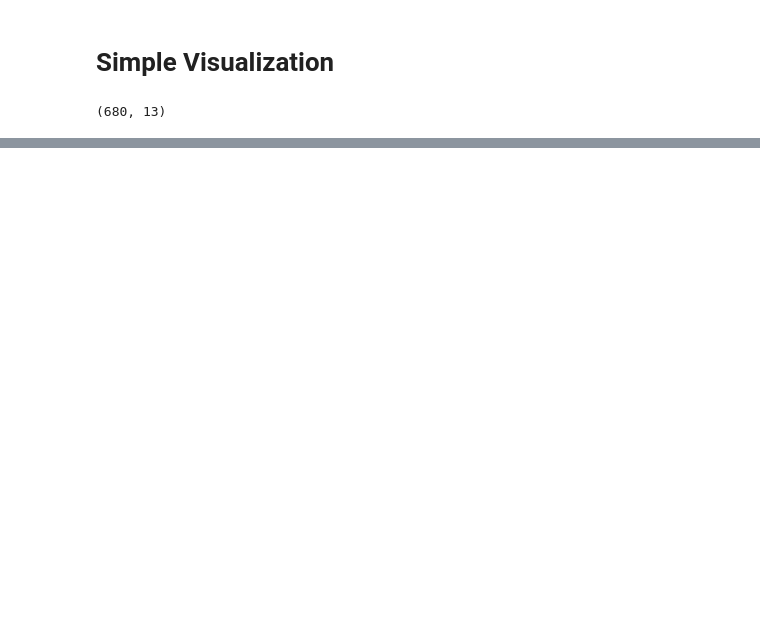
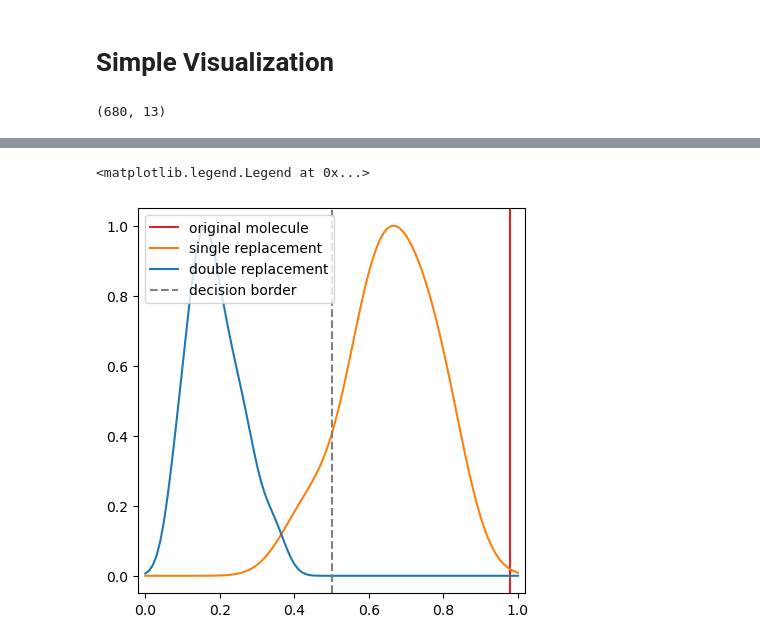
Before and after one commit to jannik-roth/FragShapley, a Jupyter notebook: 2_initial_tests/optimization_mutagenicity.ipynb, the cells around one changed output, grey strips where cells are left out. Drawn from its saved outputs; the diff is of its cells as text; code cells hidden in the pictures; blank space fills up the shorter version.

```diff
--- a/2_initial_tests/optimization_mutagenicity.ipynb
+++ b/2_initial_tests/optimization_mutagenicity.ipynb
@@ -151,0 +272,3 @@ prods[0]
+# %%
+probas = rfc.predict_proba(fps)[:, 1]
+df_single_repl['y_pred_proba'] = probas
@@ -151,0 +324,7 @@ prods[0]
+# %%
+df_double_repl = pd.DataFrame({'mol': mols,
+                               'replaced_frag': repl_frags,
+                               'new_frags': new_frags})
+df_double_repl['smiles'] = df_double_repl.mol.apply(MolToSmiles)
+df_double_repl = df_double_repl.drop_duplicates(subset='smiles')
+df_double_repl
@@ -151,0 +349,3 @@ prods[0]
+# %%
+fps = np.stack([mfpgen.GetFingerprintAsNumPy(MolFromSmiles(sm)) for sm in df_double_repl.smiles])
+fps.shape
@@ -151,0 +354,3 @@ prods[0]
+# %%
+probas = rfc.predict_proba(fps)[:, 1]
+df_double_repl['y_pred_proba'] = probas
@@ -151,0 +377,32 @@ prods[0]
+# %%
+# visualize
+import matplotlib.pyplot as plt
+import numpy as np
+from scipy.stats import gaussian_kde
+
+fig, axs = plt.subplots(1, 1, figsize=(5, 5))
+axs.set_xlim(-0.02, 1.02)
+
+# original mol
+axs.axvline(row.y_pred_proba, 0, 1, c='tab:red', label='original molecule')
+
+# single replacement
+x_smooth = np.linspace(0, 1, 101)
+kde_single = gaussian_kde(df_single_repl.y_pred_proba)
+y_single = kde_single(x_smooth)
+y_single =y_single / y_single.max()
+axs.plot(x_smooth, y_single, c='tab:orange', label='single replacement')
+
+# double replacement
+kde_double = gaussian_kde(df_double_repl.y_pred_proba)
+y_double = kde_double(x_smooth)
+y_double = y_double / y_double.max()
+axs.plot(x_smooth, y_double, c='tab:blue', label='double replacement')
+
+# decision border
+axs.axvline(0.5, 0, 1, ls='--', c='tab:gray', label='decision border')
+
+axs.legend()
+# %% [output]
+<matplotlib.legend.Legend at 0x...>
+[figure, added]
```
Also changed, not shown: parts of 27 cells of this notebook, 10 other files.
